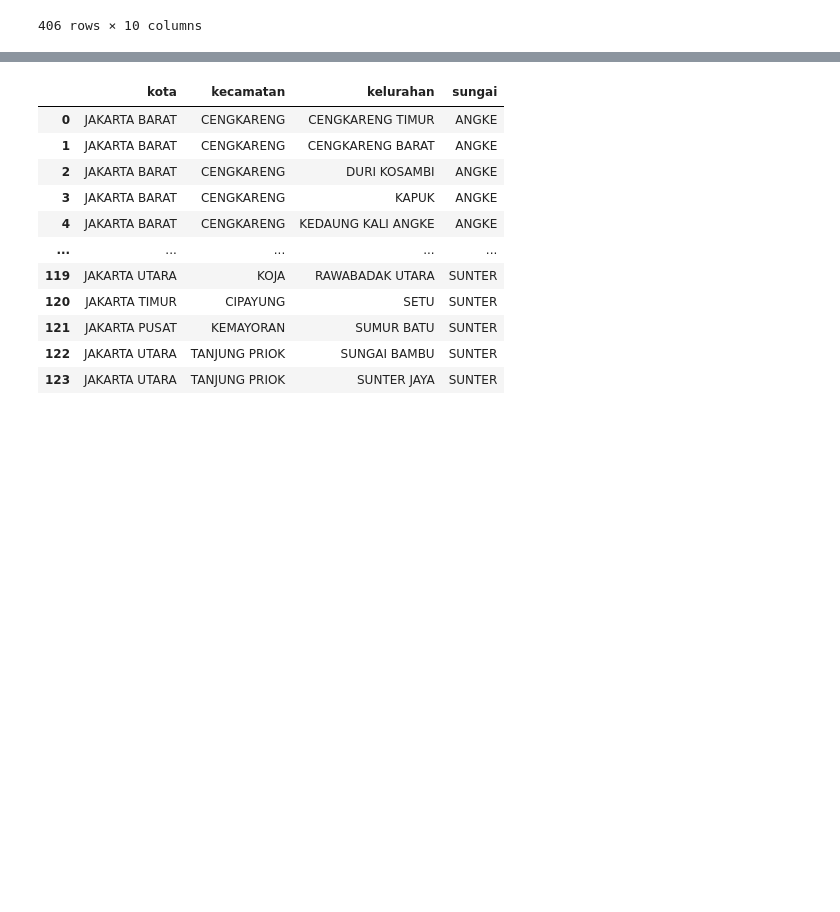
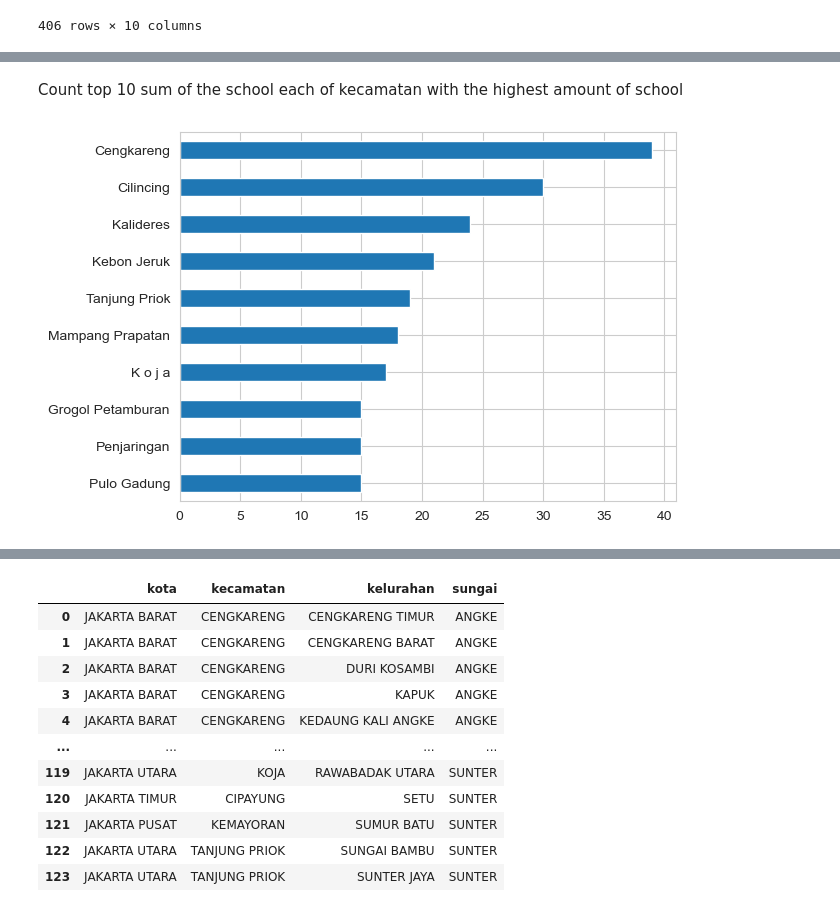
Before and after one commit to nurrizkyimani/flood-jsc-yli, a Jupyter notebook: jsc-data-analysis.ipynb, the cells around one changed output, grey strips where cells are left out. Saved outputs shown, nothing was run; the diff lists cells and outputs as text; code cells hidden in the pictures; blank space fills up the shorter version.

```diff
--- a/jsc-data-analysis.ipynb
+++ b/jsc-data-analysis.ipynb
@@ -1115,0 +1331,7 @@ data
+# %% [markdown]
+Count top 10 sum of the school each of kecamatan with the highest amount of school
+# %%
+count_sekolah_kec = data_sekolah_rawan_clean.kecamatan.value_counts().nlargest(10).sort_values(ascending=True)
+ax  = count_sekolah_kec.plot.barh(x=count_sekolah_kec.array, y=count_sekolah_kec.index)
+# %% [output]
+[figure, added]
```
Also changed, not shown: parts of 48 cells of this notebook.
